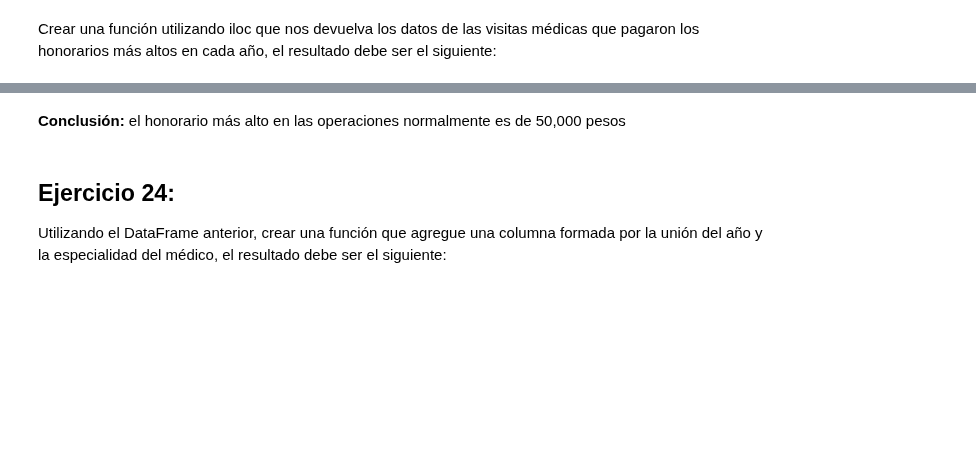
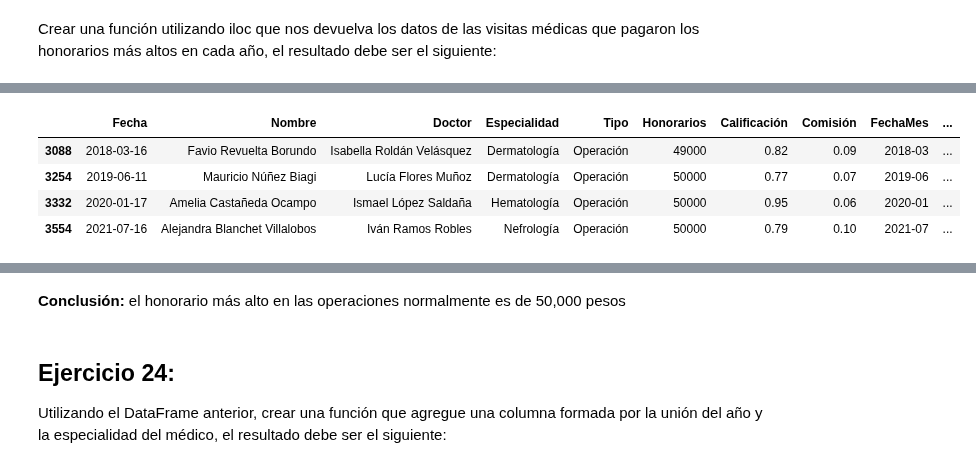
Before and after one commit to alcazarpedro/project_numpy_pandas, a Jupyter notebook: pandas_dtascience/6_Proyecto final/Proyecto Final 24 Ejercicios.ipynb, the cells around one changed output, grey strips where cells are left out. Cells and saved outputs as stored; diff of their text form; code cells hidden in the pictures; blank space fills up the shorter version.

```diff
--- a/pandas_dtascience/6_Proyecto final/Proyecto Final 24 Ejercicios.ipynb
+++ b/pandas_dtascience/6_Proyecto final/Proyecto Final 24 Ejercicios.ipynb
@@ -721,3 +851,5 @@ __Conclusión:__ la mayoría de las consultas médicas reportan un ingreso menor
 Crear una función utilizando groupby que devuelva un DataFrame con los indices de las visitas médicas que más honorarios pagaron en cada año, el resultado debe ser el siguiente:
 # %% [markdown]
 ![Resuelto](./Img_24_Ejercicios/Act23Img1.png)
+# %%
+id_max = hospital.groupby("Año").agg({"Honorarios":"idxmax"})
@@ -725,6 +866,16 @@ Crear una función utilizando groupby que devuelva un DataFrame con los indices
 Crear una función utilizando iloc que nos devuelva los datos de las visitas médicas que pagaron los honorarios más altos en cada año, el resultado debe ser el siguiente:
 # %% [markdown]
 ![Resuelto](./Img_24_Ejercicios/Act23Img2.png)
+# %%
+honoraios_altos = hospital.iloc[id_max.Honorarios]
+# %%
+honoraios_altos
+# %% [output]
+|  | Fecha | Nombre | Doctor | Especialidad | Tipo | Honorarios | Calificación | Comisión | FechaMes | ... |
+| 3088 | 2018-03-16 | Favio Revuelta Borundo | Isabella Roldán Velásquez | Dermatología | Operación | 49000 | 0.82 | 0.09 | 2018-03 | ... |
+| 3254 | 2019-06-11 | Mauricio Núñez Biagi | Lucía Flores Muñoz | Dermatología | Operación | 50000 | 0.77 | 0.07 | 2019-06 | ... |
+| 3332 | 2020-01-17 | Amelia Castañeda Ocampo | Ismael López Saldaña | Hematología | Operación | 50000 | 0.95 | 0.06 | 2020-01 | ... |
+| 3554 | 2021-07-16 | Alejandra Blanchet Villalobos | Iván Ramos Robles | Nefrología | Operación | 50000 | 0.79 | 0.10 | 2021-07 | ... |
 # %% [markdown]
 ![Resuelto](./Img_24_Ejercicios/Act23Img3.png)
 # %% [markdown]
```
Also changed, not shown: parts of 16 cells of this notebook.
